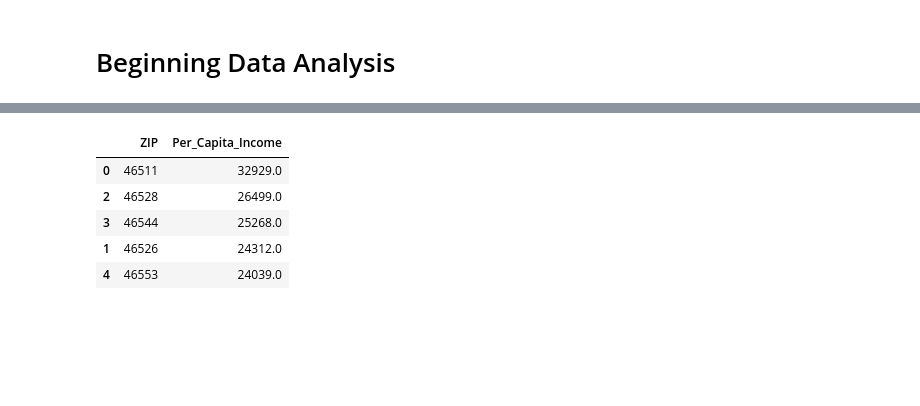
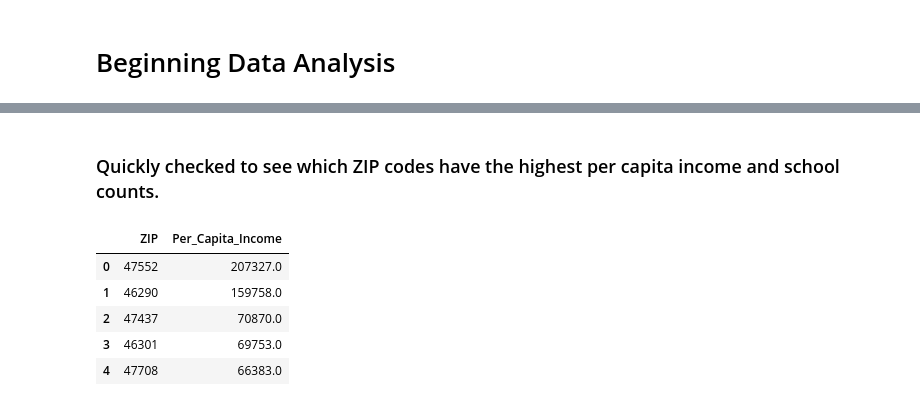
Before and after one commit to staceyj118/Education_and_Taxes, a Jupyter notebook: Resources/Hypothesis Testing.ipynb, the cells around one changed output, grey strips where cells are left out. Saved outputs shown, nothing was run; the diff lists cells and outputs as text; code cells hidden in the pictures; blank space fills up the shorter version.

Commit message:
Completed data analysis in Hypothesis Testing.

```diff
--- a/Resources/Hypothesis Testing.ipynb
+++ b/Resources/Hypothesis Testing.ipynb
@@ -11,3 +11,16 @@ rds_connection_string = "postgres:Tenors2015@localhost:5432/education_taxes_db"
 engine = create_engine(f'postgresql://{rds_connection_string}')
 # %% [markdown]
 # Beginning Data Analysis
+# %%
+# Assigning variables for analysis and renaming columns, as needed
+per_capita = pd.read_sql_query('select * from census_per_capita_income', con=engine)
+
+k12_schools = pd.read_sql_query('select * from k12_schools_zip_count', con=engine)
+k12_schools = k12_schools.rename(columns = {'Count':'k12 Count'})
+
+colleges = pd.read_sql_query('select * from college_count', con=engine)
+colleges = colleges.rename(columns = {'Count':'College Count'})
+
+elct_tax = pd.read_sql_query('select * from electronically_filed', con=engine)
+
+dir_dep_tax = pd.read_sql_query('select * from direct_deposit', con=engine)
@@ -14,12 +167,13 @@ engine = create_engine(f'postgresql://{rds_connection_string}')
+# %% [markdown]
+### Quickly checked to see which ZIP codes have the highest per capita income and school counts.
 # %%
-# Determining the ZIP with the maximum per capita income
-per_capita = pd.read_sql_query('select * from census_per_capita_income', con=engine).head()
-maxpc = per_capita.sort_values('Per_Capita_Income', ascending=False)
-maxpc
+# Identifying the ZIP with the highest per capita income
+top_per_capita = per_capita.sort_values('Per_Capita_Income', ascending=False).reset_index(drop=True)
+top_per_capita.head()
 # %% [output]
 |  | ZIP | Per_Capita_Income |
-| 0 | 46511 | 32929.0 |
-| 2 | 46528 | 26499.0 |
-| 3 | 46544 | 25268.0 |
-| 1 | 46526 | 24312.0 |
-| 4 | 46553 | 24039.0 |
+| 0 | 47552 | 207327.0 |
+| 1 | 46290 | 159758.0 |
+| 2 | 47437 | 70870.0 |
+| 3 | 46301 | 69753.0 |
+| 4 | 47708 | 66383.0 |
```
Also changed, not shown: parts of 15 cells of this notebook, 1 other file.
